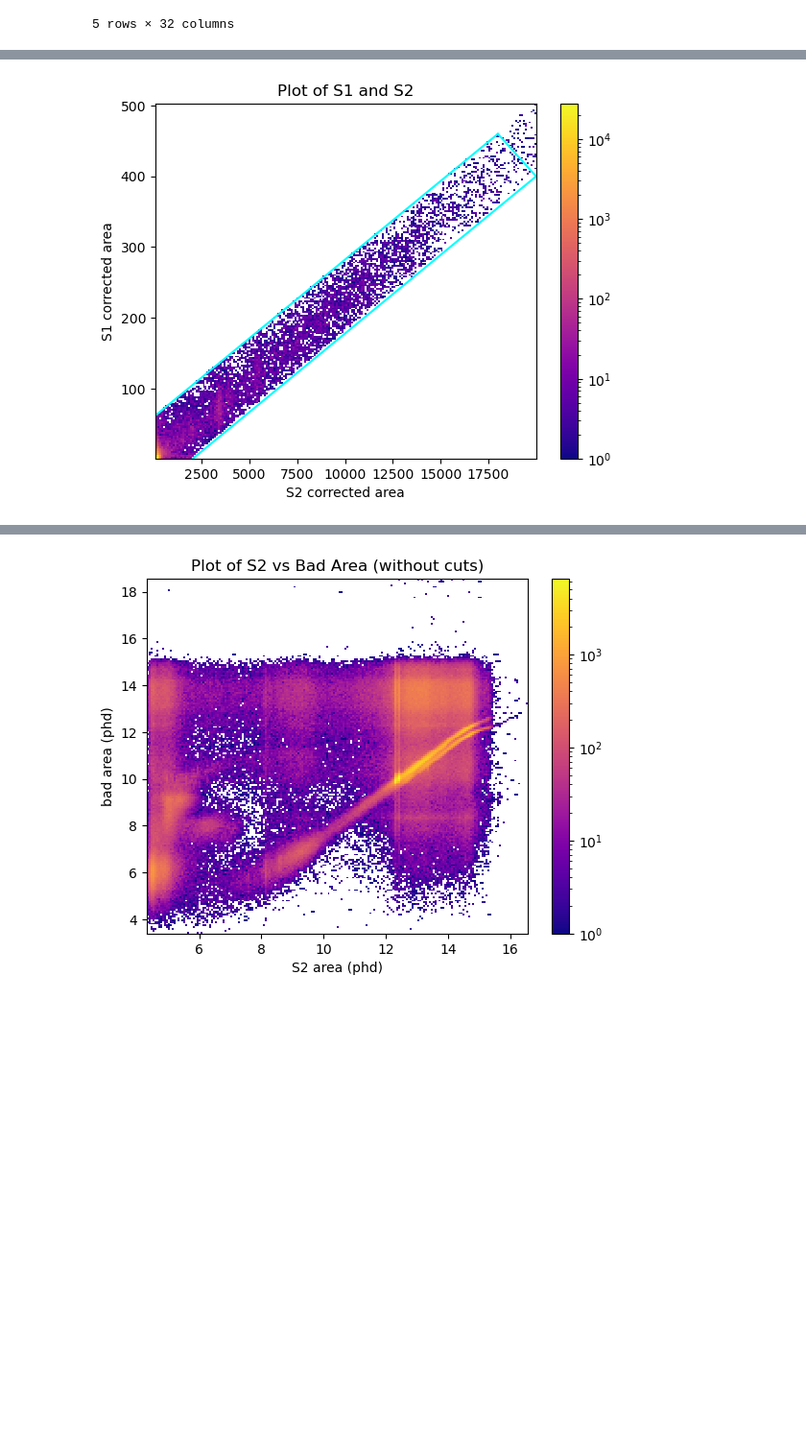
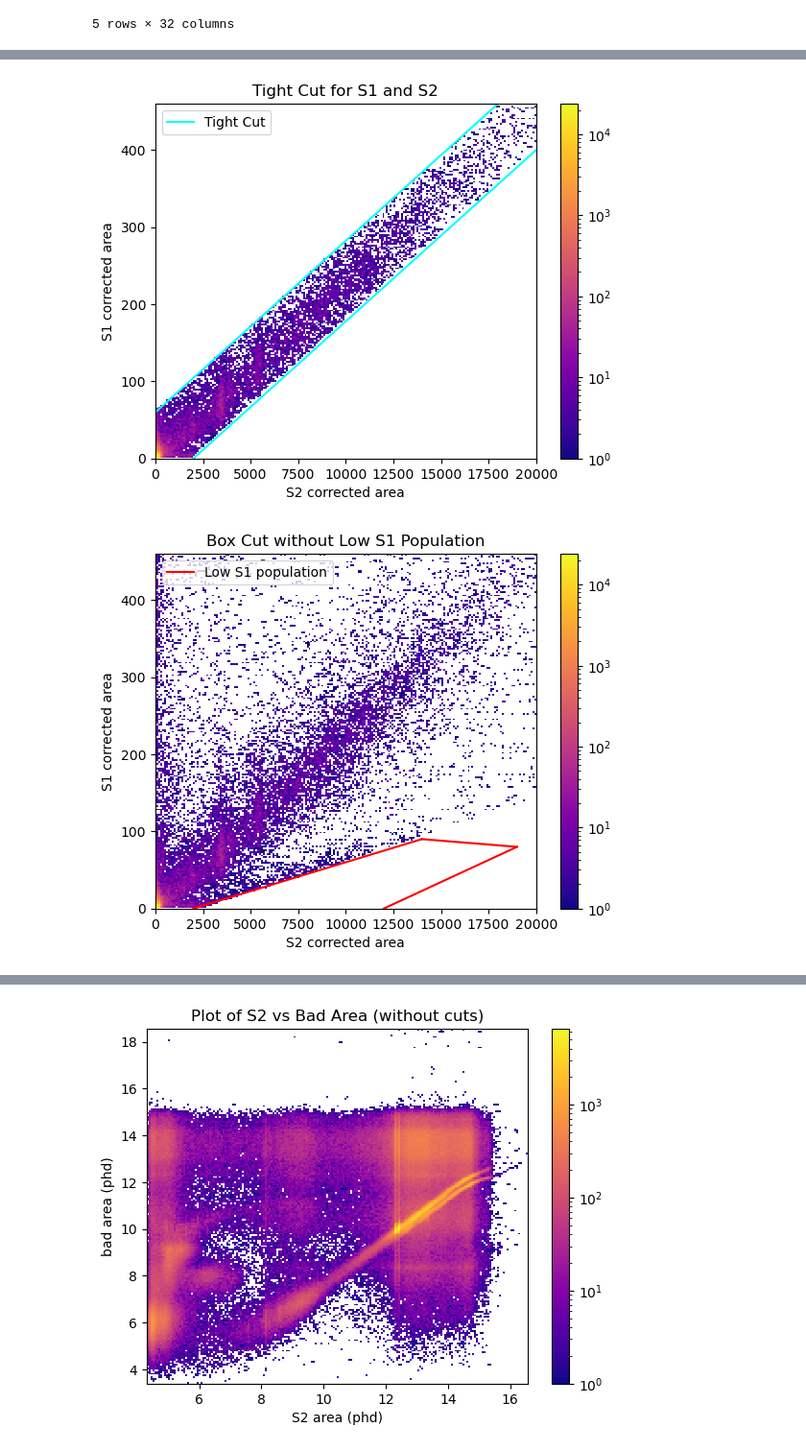
Before and after one commit to hpetrou/Bsc-Project, a Jupyter notebook: Tritium Cuts.ipynb, the cells around one changed output, grey strips where cells are left out. Shown at 96% size. Drawn from its saved outputs; the diff is of its cells as text; code cells hidden in the pictures; blank space fills up the shorter version.

```diff
--- a/Tritium Cuts.ipynb
+++ b/Tritium Cuts.ipynb
@@ -70,30 +94,56 @@ c2 = 60
 # %%
-#2. S1 vs S2 uncorrected area - make a box cut around tritium data
-
 def line(x, m, c):
-    y = m * x + c
+    y = (m * x) + c
     return y
 
+#Tight cut
 fig, ax = plt.subplots()
-conditions = (arr['S1_corrected_area']<line(arr['S2_corrected_area'], m, c2)) & (arr['S1_corrected_area']>line(arr['S2_corrected_area'], m, c1)) & (arr['S2_corrected_area']< 20000)
+conditions = (arr['S1_corrected_area']<line(arr['S2_corrected_area'], m, c2)) & (arr['S1_corrected_area']>line(arr['S2_corrected_area'], m, c1))  & (arr['S2_corrected_area']< 20000) &(arr['S1_corrected_area']<460)
 
-line1 = plt.Line2D((2000, 20000), (0, 400), color = 'cyan')
+
+line1 = plt.Line2D((2000, 20000), (0, 400), color = 'cyan', label="Tight Cut")
 line2 = plt.Line2D((0, 18000), (60, 460), color = 'cyan')
-line3 = plt.Line2D((20000, 18000), (400, 460), color = 'cyan')
+#line3 = plt.Line2D((20000, 18000), (400, 460), color = 'cyan')
 
 h = ax.hist2d(arr['S2_corrected_area'].to_numpy()[conditions],
               arr['S1_corrected_area'].to_numpy()[conditions],
               bins=200, cmap = mpl.colormaps['plasma'],  norm=mpl.colors.LogNorm())
 fig.colorbar(h[3], ax=ax)
 ax.add_line(line1)
 ax.add_line(line2)
-ax.add_line(line3)
+#ax.add_line(line3)
 plt.xlabel('S2 corrected area')
 plt.ylabel('S1 corrected area')
-plt.title('Plot of S1 and S2')
+plt.title('Tight Cut for S1 and S2')
+plt.ylim(0, 460)
+plt.xlim(0, 20000)
+plt.legend()
 plt.show()
 
-#box cut around this
-#plot negative drift time vs radius^2 (from x^2 + y^of 2 of S2)
+#3. Cut low S1 area population
+fig, ax = plt.subplots()
+conditions = (arr['S1_corrected_area']>line(arr['S2_corrected_area'], 0.008, -18)) & (arr['S2_corrected_area']< 20000) &(arr['S1_corrected_area']<460)
+
+
+line6=plt.Line2D((2000,14000),(0,90), color="red", label = "Low S1 population")
+line7 = plt.Line2D((12000, 19000), (0,80), color = 'red')
+line8 = plt.Line2D((14000, 19000), (90,80), color = 'red')
+
+h = ax.hist2d(arr['S2_corrected_area'].to_numpy()[conditions],
+              arr['S1_corrected_area'].to_numpy()[conditions],
+              bins=200, cmap = mpl.colormaps['plasma'],  norm=mpl.colors.LogNorm())
+fig.colorbar(h[3], ax=ax)
+
+plt.xlabel('S2 corrected area')
+plt.ylabel('S1 corrected area')
+plt.title('Box Cut without Low S1 Population')
+plt.ylim(0, 460)
+plt.xlim(0, 20000)
+ax.add_line(line6)
+ax.add_line(line7)
+ax.add_line(line8)
+plt.legend(loc="upper left")
+plt.show()
 # %% [output]
-[figure, old version]
+[figure, new version]
+[figure, added]
```
Also changed, not shown: parts of 6 cells of this notebook.
